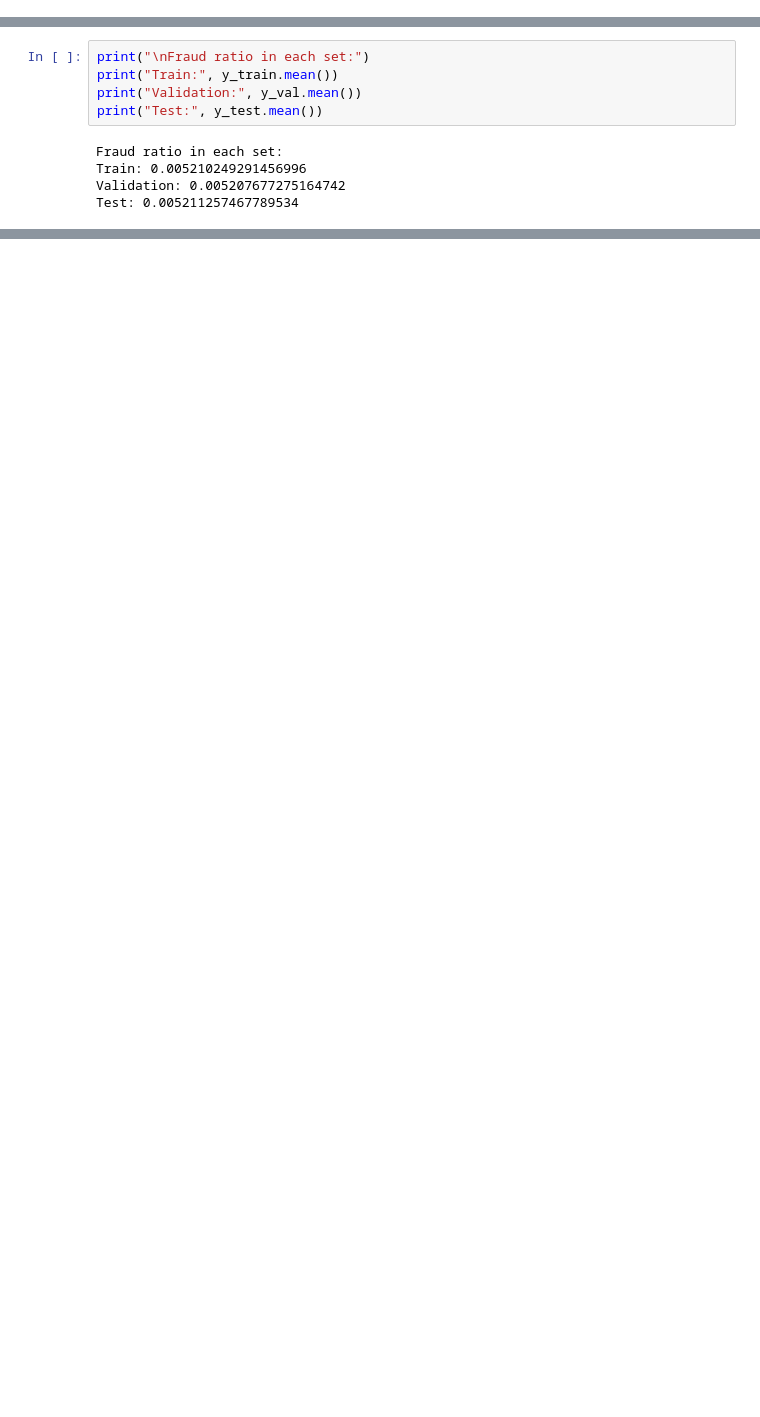
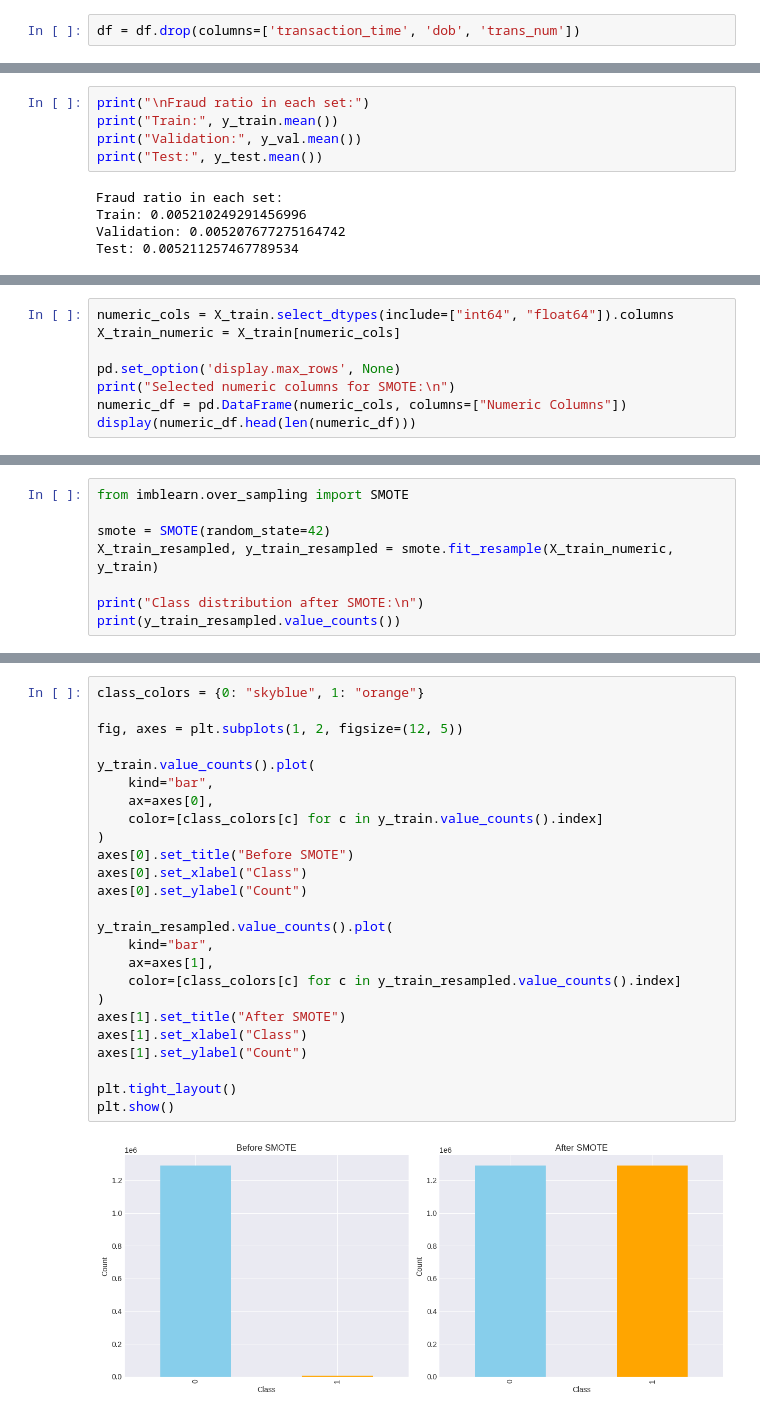
Before and after one commit to usama879/creditcardfraudproject, a Jupyter notebook: CreditCardFraud.ipynb, the cells around one changed output, grey strips where cells are left out. Saved outputs shown, nothing was run; the diff lists cells and outputs as text; blank space fills up the shorter version.

```diff
--- a/CreditCardFraud.ipynb
+++ b/CreditCardFraud.ipynb
@@ -585,3 +585,5 @@ print(df[['cc_num', 'transaction_time', 'transactions_last_24h']].head(10))
 5467  60416207185 2012-01-04 13:59:55                      1
 6027  60416207185 2012-01-04 21:17:22                      0
 6273  60416207185 2012-01-05 00:42:24                      0
+# %%
+df = df.drop(columns=['transaction_time', 'dob', 'trans_num'])
@@ -1268,0 +749,8 @@ print(thresholds,"\n")
+# %%
+numeric_cols = X_train.select_dtypes(include=["int64", "float64"]).columns
+X_train_numeric = X_train[numeric_cols]
+
+pd.set_option('display.max_rows', None)
+print("Selected numeric columns for SMOTE:\n")
+numeric_df = pd.DataFrame(numeric_cols, columns=["Numeric Columns"])
+display(numeric_df.head(len(numeric_df)))
@@ -1268,0 +778,8 @@ print(thresholds,"\n")
+# %%
+from imblearn.over_sampling import SMOTE
+
+smote = SMOTE(random_state=42)
+X_train_resampled, y_train_resampled = smote.fit_resample(X_train_numeric, y_train)
+
+print("Class distribution after SMOTE:\n")
+print(y_train_resampled.value_counts())
@@ -1268,0 +793,27 @@ print(thresholds,"\n")
+# %%
+class_colors = {0: "skyblue", 1: "orange"}
+
+fig, axes = plt.subplots(1, 2, figsize=(12, 5))
+
+y_train.value_counts().plot(
+    kind="bar",
+    ax=axes[0],
+    color=[class_colors[c] for c in y_train.value_counts().index]
+)
+axes[0].set_title("Before SMOTE")
+axes[0].set_xlabel("Class")
+axes[0].set_ylabel("Count")
+
+y_train_resampled.value_counts().plot(
+    kind="bar",
+    ax=axes[1],
+    color=[class_colors[c] for c in y_train_resampled.value_counts().index]
+)
+axes[1].set_title("After SMOTE")
+axes[1].set_xlabel("Class")
+axes[1].set_ylabel("Count")
+
+plt.tight_layout()
+plt.show()
+# %% [output]
+[figure, added]
```
Also changed, not shown: parts of 144 cells of this notebook.
